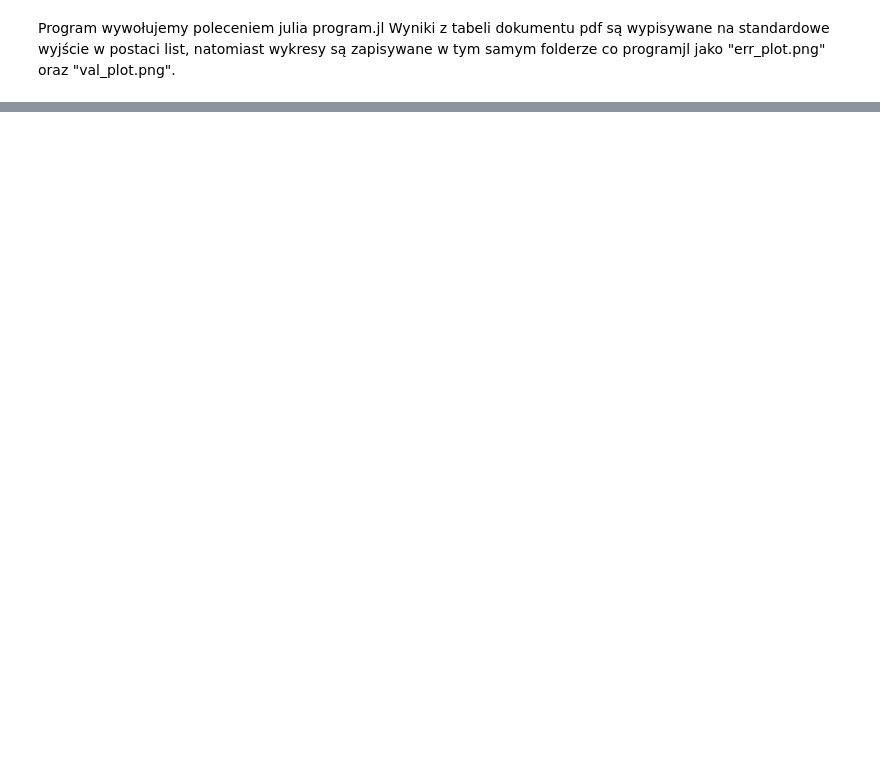
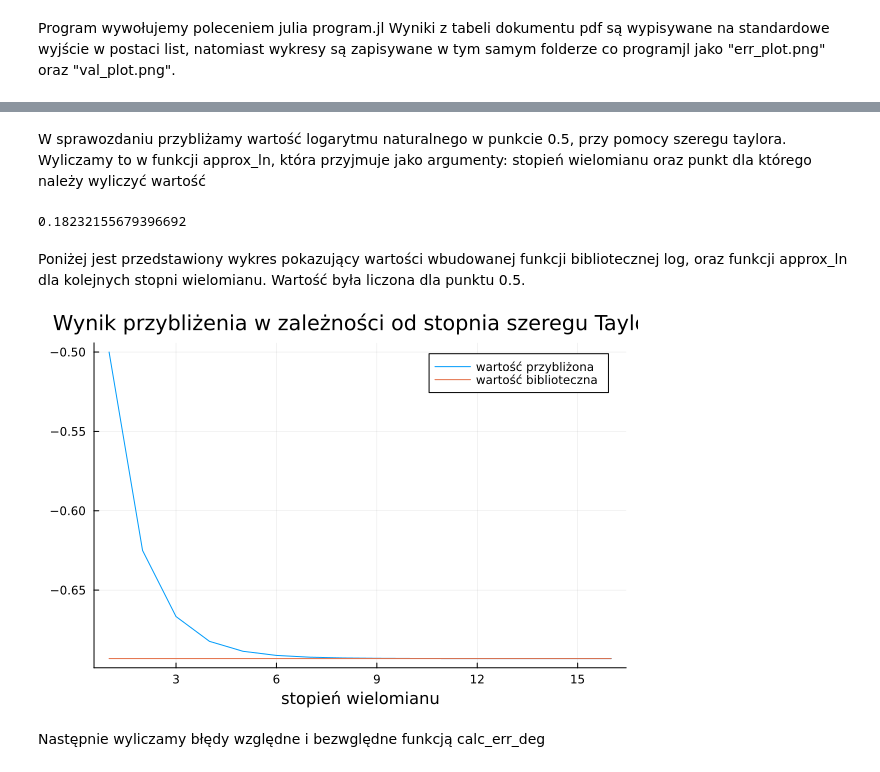
Before and after one commit to ronia-jakim/analiza_numeryczna_M, a Jupyter notebook: prac_0/prog/program.ipynb, the cells around one changed output, grey strips where cells are left out. Cells and saved outputs as stored; diff of their text form; code cells hidden in the pictures; blank space fills up the shorter version.

Commit message:
dodanie funkcji: show_error_deg_table, print_rel_err_log_graph. oraz dodanie przykłądów w jupyterze

```diff
--- a/prac_0/prog/program.ipynb
+++ b/prac_0/prog/program.ipynb
@@ -14,2 +10,14 @@ WARNING: replacing module program.
+# %% [markdown]
+W sprawozdaniu przybliżamy wartość logarytmu naturalnego w punkcie 0.5, przy pomocy szeregu taylora. Wyliczamy to w funkcji approx_ln, która przyjmuje jako argumenty: stopień wielomianu oraz punkt dla którego należy wyliczyć wartość
+# %%
+program.approx_ln(0.2, 17)
+# %% [output]
+0.18232155679396692
+# %% [markdown]
+Poniżej jest przedstawiony wykres pokazujący wartości wbudowanej funkcji bibliotecznej log, oraz funkcji approx_ln dla kolejnych stopni wielomianu. Wartość była liczona dla punktu 0.5.
 # %%
-program.calc_val_deg(16, b, 0.5)
+program.calc_val_deg(16, log(0.5), 0.5)
+# %% [output]
+[figure, added]
+# %% [markdown]
+Następnie wyliczamy błędy względne i bezwględne funkcją calc_err_deg
```
Also changed, not shown: parts of 6 cells of this notebook, 1 other file.
